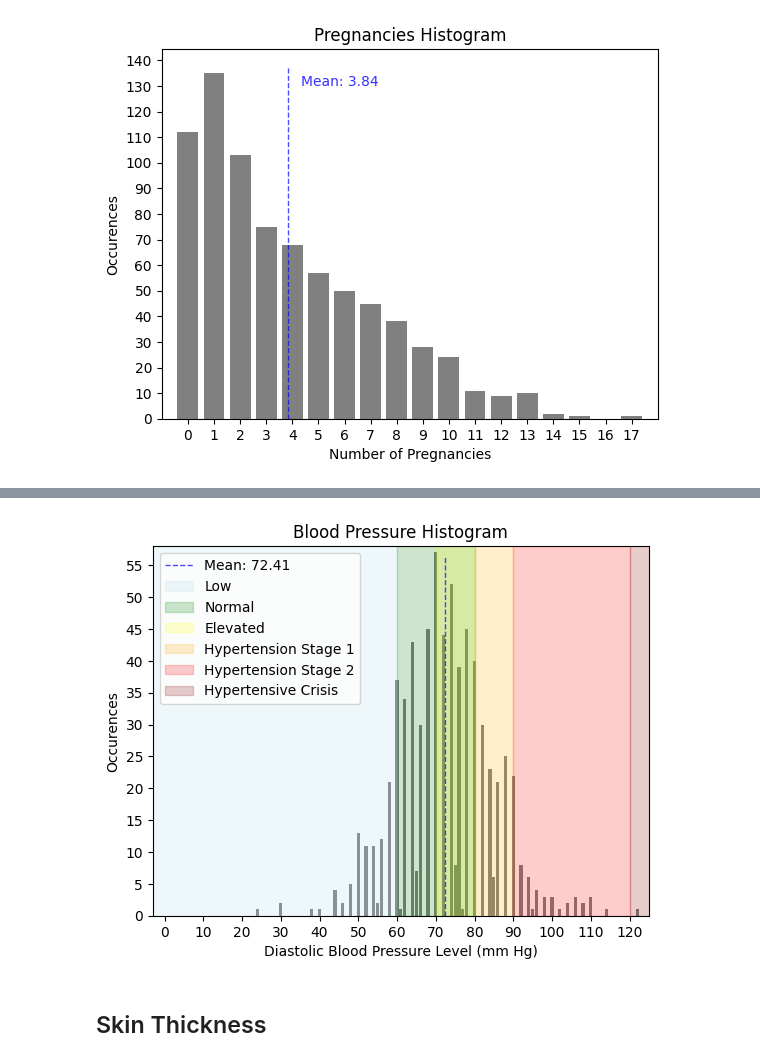
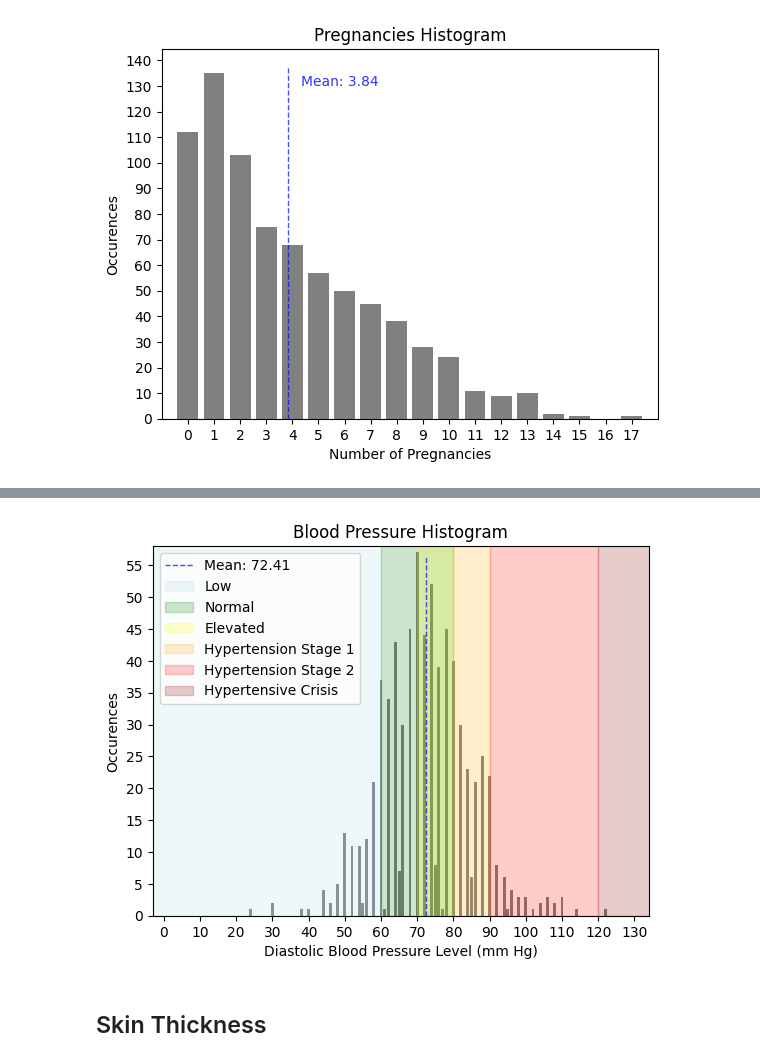
Before and after one commit to Bluxen/DA-Project1, a Jupyter notebook: 13_diabetes_prediction.ipynb, the cells around one changed output, grey strips where cells are left out. Drawn from its saved outputs; the diff is of its cells as text; code cells hidden in the pictures.

```diff
--- a/13_diabetes_prediction.ipynb
+++ b/13_diabetes_prediction.ipynb
@@ -129,8 +163,8 @@ average_blood_pressure = diabetes_filtered_blood_pressure['Blood Pressure'].mean
 
 # show histogram of blood pressure
 counts, bins, patches = plt.hist(diabetes_filtered_blood_pressure['Blood Pressure'], bins=range(0, max_blood_pressure + 2), align='left', rwidth=0.8, color='gray')
-plt.xticks(range(0, max_blood_pressure + 2, 10))
-plt.xlim([0 - 3, max_blood_pressure + 3])
+plt.xticks(range(0, max_blood_pressure + 10, 10))
+plt.xlim([0 - 3, max_blood_pressure + 12])
 plt.ylim([0, counts.max() + 1])
 plt.locator_params(axis='y', nbins=20)
 
@@ -138,34 +172,34 @@ plt.locator_params(axis='y', nbins=20)
 plt.vlines(average_blood_pressure, 0, plt.ylim()[1] * 0.97, colors='blue', linestyles='dashed', linewidth=1, alpha=0.7)
 
 # define blood pressure ranges
 low_lower_bound = -10
 low_upper_bound = 60
 normal_lower_bound = 60
 normal_upper_bound = 80
 elevated_lower_bound = 70
 elevated_upper_bound = 80
 hypertension1_lower_bound = 80
 hypertension1_upper_bound = 90
 hypertension2_lower_bound = 90
 hypertension2_upper_bound = 120
 hypertensive_crisis_lower_bound = 120
 hypertensive_crisis_upper_bound = 300
 
 # show the ranges on the histogram
 plt.fill_betweenx([0, plt.ylim()[1]], low_lower_bound, low_upper_bound, color='lightblue', alpha=0.2)
 plt.fill_betweenx([0, plt.ylim()[1]], normal_lower_bound, normal_upper_bound, color='green', alpha=0.2)
 plt.fill_betweenx([0, plt.ylim()[1]], elevated_lower_bound, elevated_upper_bound, color='yellow', alpha=0.2)
 plt.fill_betweenx([0, plt.ylim()[1]], hypertension1_lower_bound, hypertension1_upper_bound, color='orange', alpha=0.2)
 plt.fill_betweenx([0, plt.ylim()[1]], hypertension2_lower_bound, hypertension2_upper_bound, color='red', alpha=0.2)
 plt.fill_betweenx([0, plt.ylim()[1]], hypertensive_crisis_lower_bound, hypertensive_crisis_upper_bound, color='darkred', alpha=0.2)
 plt.legend(['Mean: ' + "{:.2f}".format(average_blood_pressure), 'Low', 'Normal', 'Elevated', 'Hypertension Stage 1', 'Hypertension Stage 2', 'Hypertensive Crisis'], loc='upper left')
 
 plt.title('Blood Pressure Histogram')
 plt.xlabel('Diastolic Blood Pressure Level (mm Hg)')
 plt.ylabel('Occurences')
 plt.show()
 # %% [output]
-[figure, old version]
+[figure, new version]
 # %% [markdown]
 ## Skin Thickness
 # %%
```
Also changed, not shown: parts of 11 cells of this notebook.
